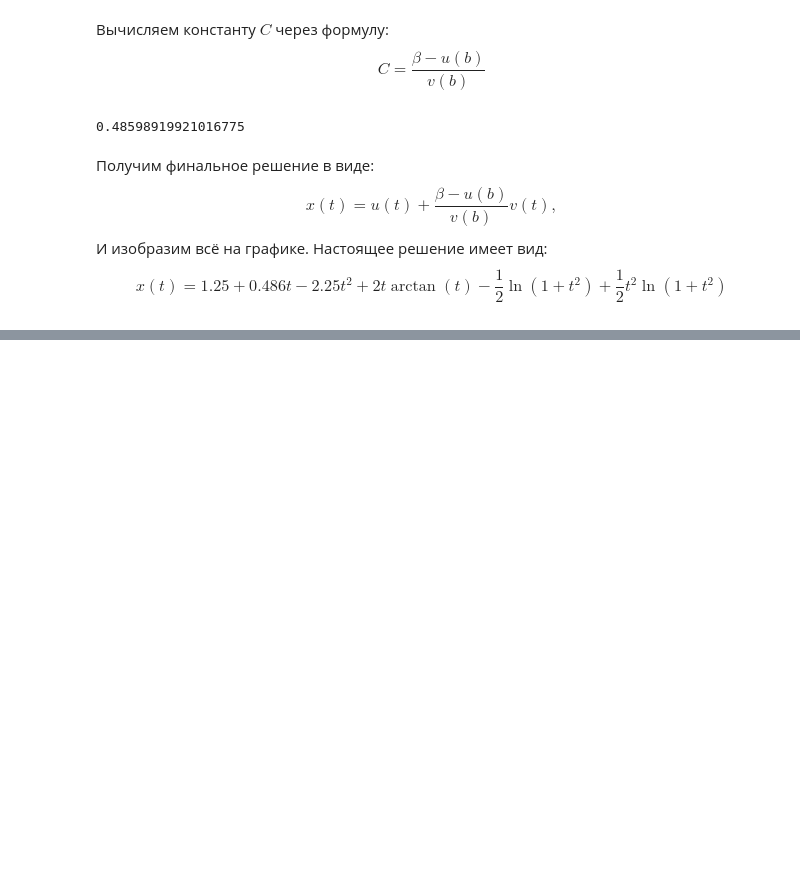
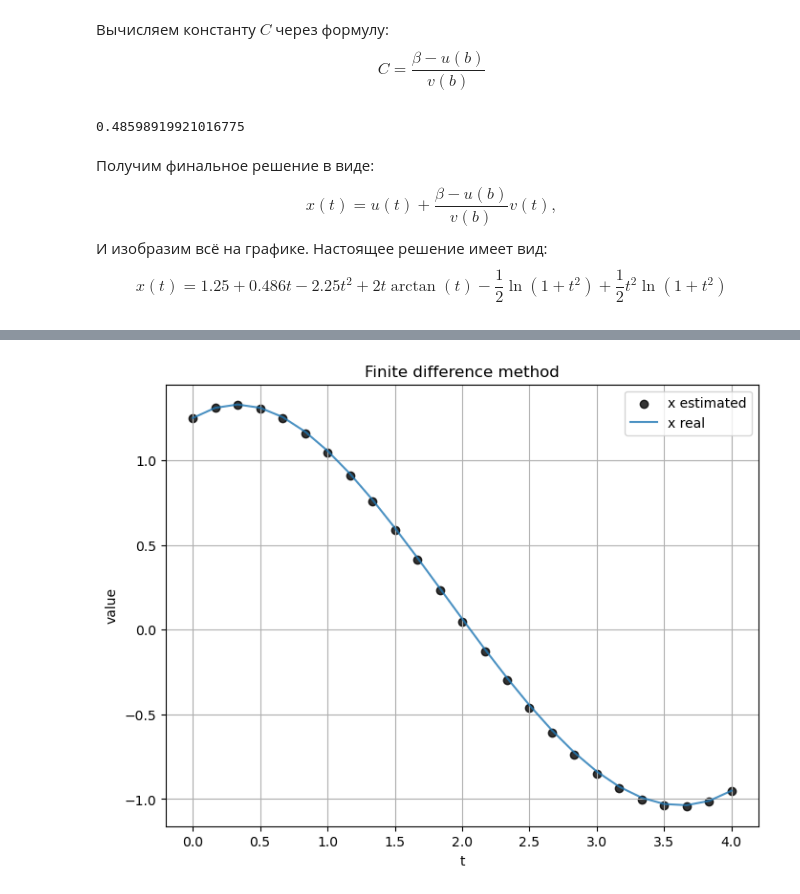
Before and after one commit to gshigin/gos-programming, a Jupyter notebook: nummeth/task_6/Kuznetsov.ipynb, the cells around one changed output, grey strips where cells are left out. Cells and saved outputs as stored; diff of their text form; code cells hidden in the pictures; blank space fills up the shorter version.

```diff
--- a/nummeth/task_6/Kuznetsov.ipynb
+++ b/nummeth/task_6/Kuznetsov.ipynb
@@ -130,0 +166,20 @@ plt.show()
+# %%
+# Задаем переменные и массивы
+num_dots = 25
+time = np.linspace(0,4,num_dots)
+h = time[1]-time[0]
+B_vector = np.zeros(num_dots-2)
+
+# Вычисление вектора постоянных
+B_vector = -h**2*r(time)[1:-1]
+B_vector[0] += (1+h/2*p(time[1]))*1.25
+B_vector[-1] += (1-h/2*p(time[-2]))*(-0.95)
+
+# Вычисление диагоналей
+diag_1_vector = 2+h**2*q(time[1:-1])
+diag_2_vector = h/2*p(time[1:-2])-1
+diag_3_vector = -h/2*p(time[2:-1])-1
+
+# Составляем матрицу
+C_matrix = np.diag(diag_1_vector) + np.diag(diag_2_vector,1) +\
+      np.diag(diag_3_vector,-1)
@@ -130,0 +205,18 @@ plt.show()
+# %%
+fig, ax = plt.subplots(1,1,figsize=(8,6))
+
+ax.scatter(time, X, label = "x estimated", alpha = 0.8, c = 'black')
+ax.plot(time,
+        1.25+0.486*time-2.25*time**2+2*time*np.arctan(time)-1/2*np.log(1+time**2)\
+            +1/2*time**2*np.log(1+time**2),
+        label = "x real", alpha = 0.8)
+
+ax.set_title("Finite difference method")
+ax.set_xlabel("t")
+ax.set_ylabel("value")
+ax.grid()
+ax.legend()
+
+plt.show()
+# %% [output]
+[figure, added]
```
Also changed, not shown: parts of 11 cells of this notebook, 2 other files.
